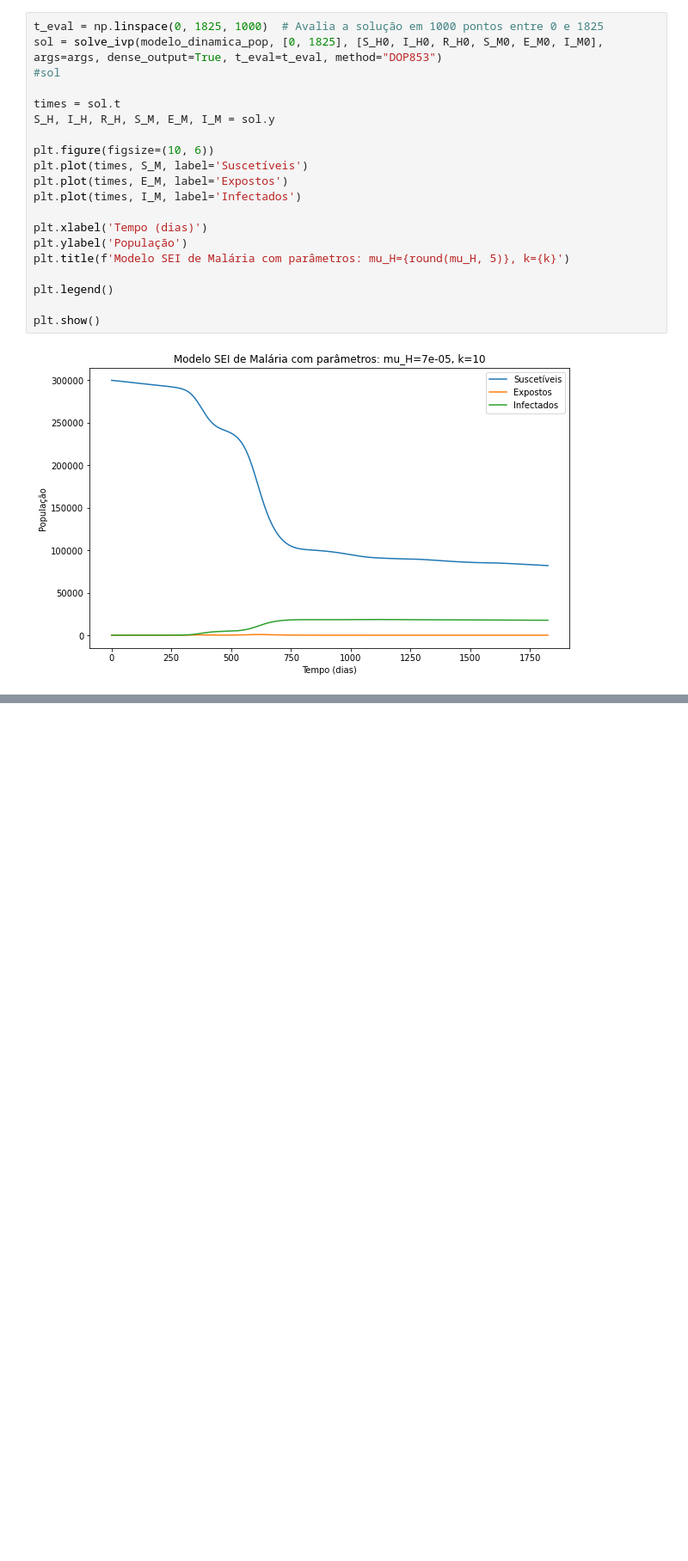
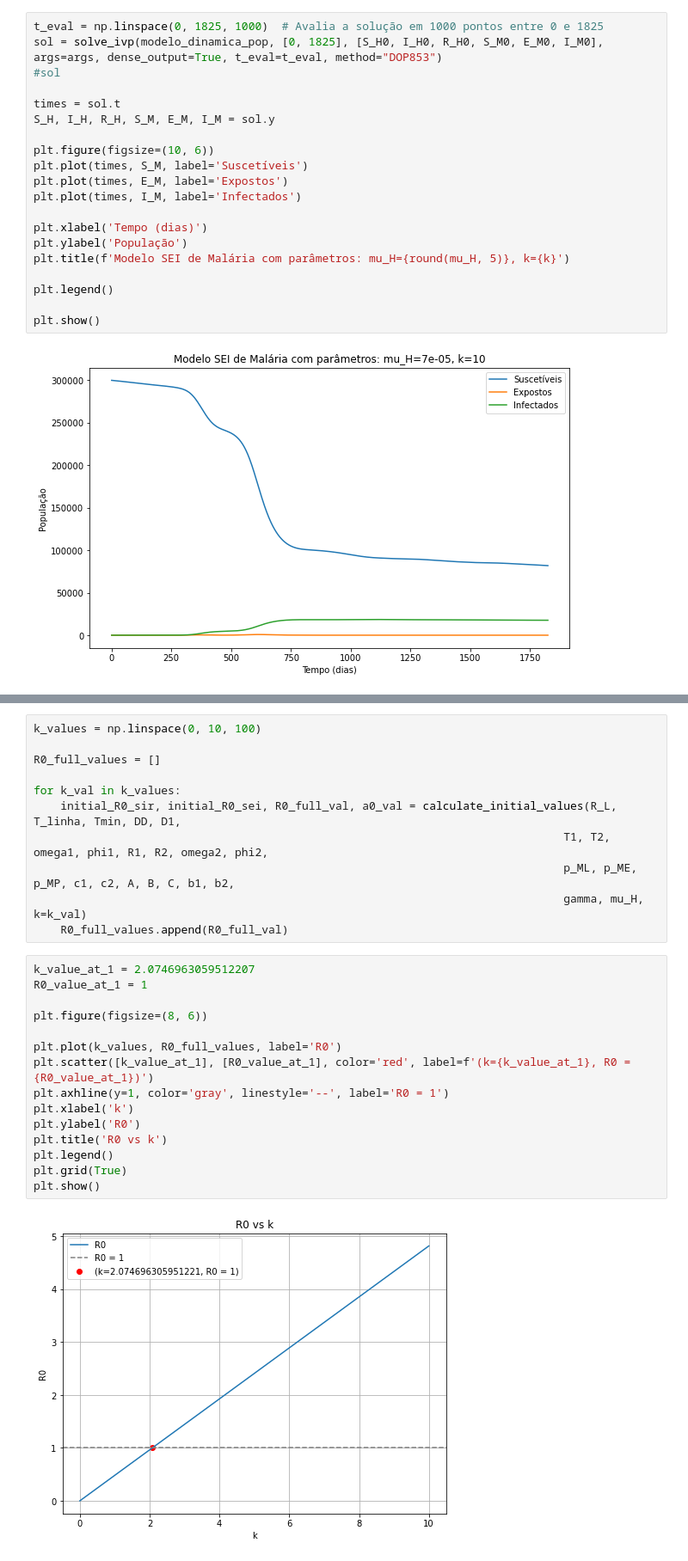
Before and after one commit to RaphaLevy/TCC, a Jupyter notebook: Modelagem_para_Apresentação.ipynb, the cells around one changed output, grey strips where cells are left out. Shown at 86% size. Drawn from its saved outputs; the diff is of its cells as text; blank space fills up the shorter version.

```diff
--- a/Modelagem_para_Apresentação.ipynb
+++ b/Modelagem_para_Apresentação.ipynb
@@ -1921,0 +1946,28 @@ plt.show()
+# %%
+k_values = np.linspace(0, 10, 100)
+
+R0_full_values = []
+
+for k_val in k_values:
+    initial_R0_sir, initial_R0_sei, R0_full_val, a0_val = calculate_initial_values(R_L, T_linha, Tmin, DD, D1,
+                                                                               T1, T2, omega1, phi1, R1, R2, omega2, phi2,
+                                                                               p_ML, p_ME, p_MP, c1, c2, A, B, C, b1, b2,
+                                                                               gamma, mu_H, k=k_val)
+    R0_full_values.append(R0_full_val)
+# %%
+k_value_at_1 = 2.0746963059512207
+R0_value_at_1 = 1
+
+plt.figure(figsize=(8, 6))
+
+plt.plot(k_values, R0_full_values, label='R0')
+plt.scatter([k_value_at_1], [R0_value_at_1], color='red', label=f'(k={k_value_at_1}, R0 = {R0_value_at_1})')
+plt.axhline(y=1, color='gray', linestyle='--', label='R0 = 1')
+plt.xlabel('k')
+plt.ylabel('R0')
+plt.title('R0 vs k')
+plt.legend()
+plt.grid(True)
+plt.show()
+# %% [output]
+[figure, added]
```
Also changed, not shown: parts of 15 cells of this notebook.
